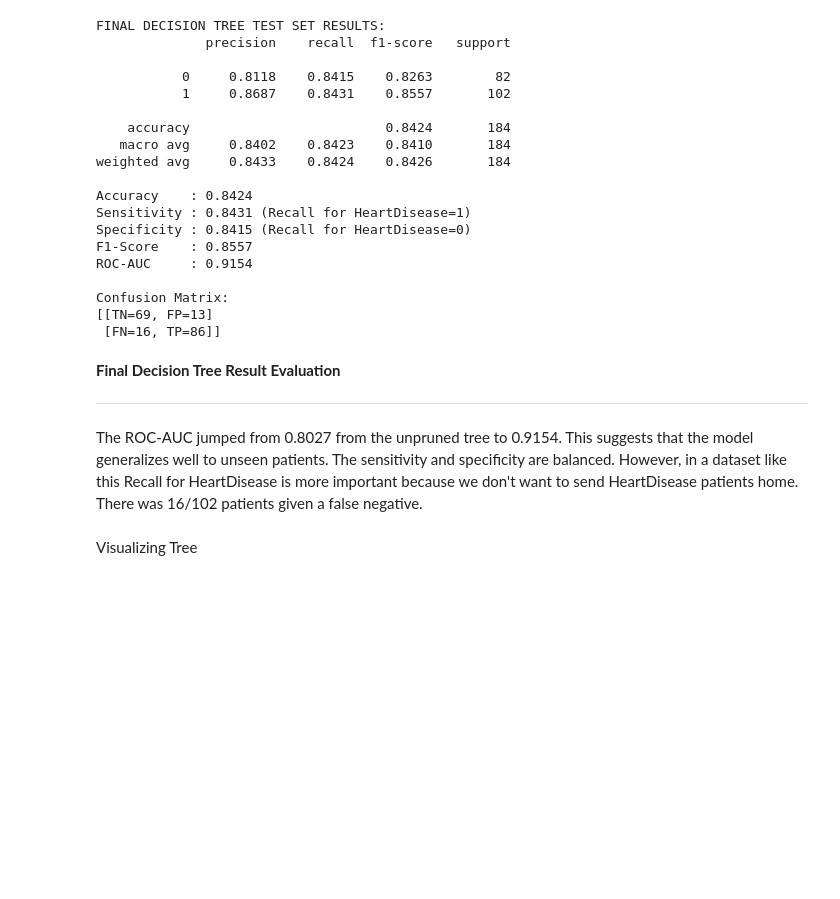
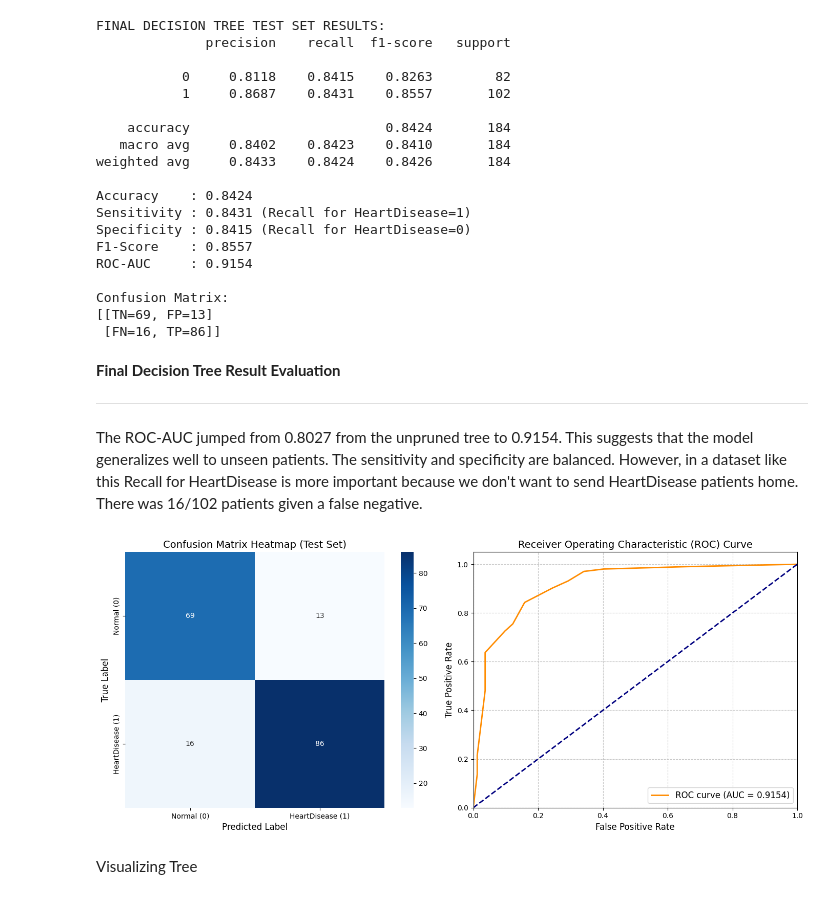
Before and after one commit to akaplin23/ECS171-Project, a Jupyter notebook: decision_tree_baseline.ipynb, the cells around one changed output. Cells and saved outputs as stored; diff of their text form; code cells hidden in the pictures; blank space fills up the shorter version.

Commit message:
visualize confusion matrix & ROC curve to dt

```diff
--- a/decision_tree_baseline.ipynb
+++ b/decision_tree_baseline.ipynb
@@ -192,6 +190,44 @@ Confusion Matrix:
 ---
 
 The ROC-AUC jumped from 0.8027 from the unpruned tree to 0.9154. This suggests that the model generalizes well to unseen patients. The sensitivity and specificity are balanced. However, in a dataset like this Recall for HeartDisease is more important because we don't want to send HeartDisease patients home. There was 16/102 patients given a false negative.
+# %%
+import matplotlib.pyplot as plt
+import seaborn as sns
+from sklearn.metrics import confusion_matrix, roc_curve, auc
+
+fpr, tpr, thresholds = roc_curve(y_test, test_probs)
+roc_auc = auc(fpr, tpr)
+fig, axes = plt.subplots(1, 2, figsize=(14, 6))
+
+# confusion matrix heatmap
+sns.heatmap(
+    confusion_matrix(y_test, test_preds),
+    annot=True,
+    fmt="d",
+    cmap="Blues",
+    xticklabels=["Normal (0)", "HeartDisease (1)"],
+    yticklabels=["Normal (0)", "HeartDisease (1)"],
+    ax=axes[0]
+)
+axes[0].set_title("Confusion Matrix Heatmap (Test Set)", fontsize=14)
+axes[0].set_xlabel("Predicted Label", fontsize=12)
+axes[0].set_ylabel("True Label", fontsize=12)
+
+# ROC curve plot
+axes[1].plot(fpr, tpr, color="darkorange", lw=2, label=f"ROC curve (AUC = {roc_auc:.4f})")
+axes[1].plot([0, 1], [0, 1], color="navy", lw=2, linestyle="--")
+axes[1].set_xlim([0.0, 1.0])
+axes[1].set_ylim([0.0, 1.05])
+axes[1].set_xlabel("False Positive Rate", fontsize=12)
+axes[1].set_ylabel("True Positive Rate", fontsize=12)
+axes[1].set_title("Receiver Operating Characteristic (ROC) Curve", fontsize=14)
+axes[1].legend(loc="lower right", fontsize=12)
+axes[1].grid(True, linestyle="--", alpha=0.7)
+
+plt.tight_layout()
+plt.show()
+# %% [output]
+[figure, added]
 # %% [markdown]
 Visualizing Tree
 # %%
```
Also changed, not shown: parts of 2 cells of this notebook.
